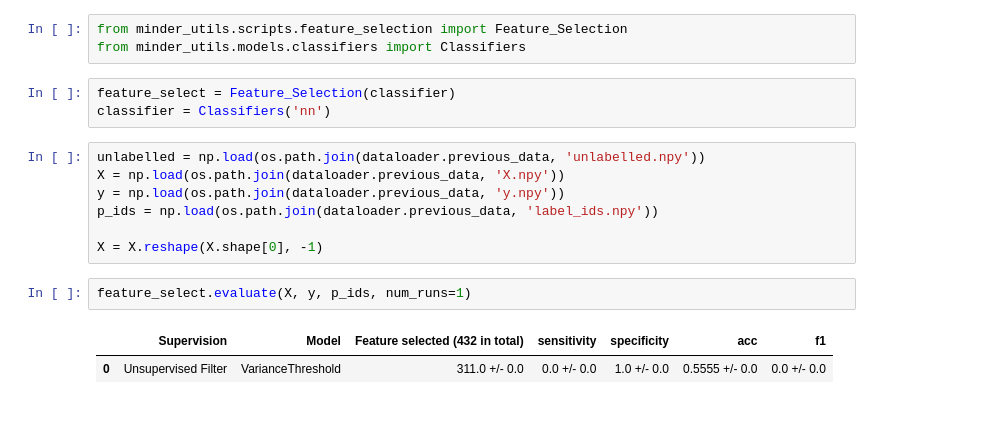
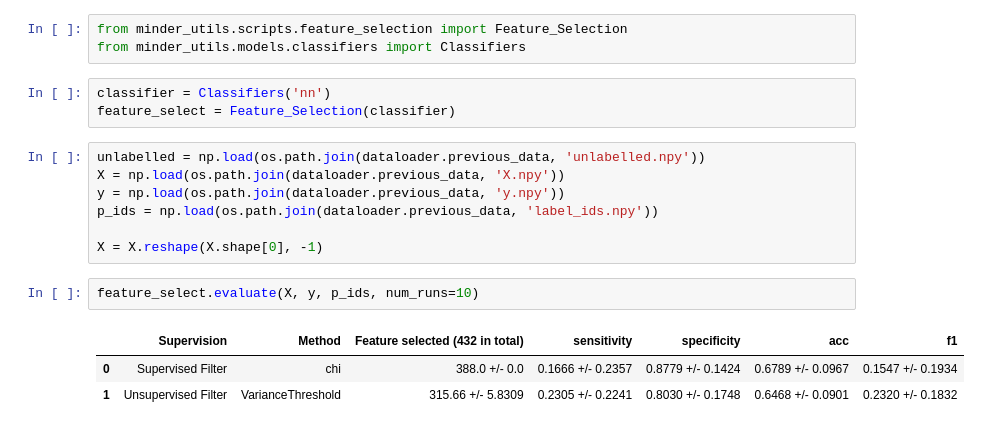
Before and after one commit to ImperialCollegeLondon/minder_utils, a Jupyter notebook: Instruction.ipynb, the cells around one changed output. Saved outputs shown, nothing was run; the diff lists cells and outputs as text.

```diff
--- a/Instruction.ipynb
+++ b/Instruction.ipynb
@@ -315,9 +315,9 @@ ModuleNotFoundError: No module named 'evaluate'
 # %%
 from minder_utils.scripts.feature_selection import Feature_Selection
 from minder_utils.models.classifiers import Classifiers
-# %%
-feature_select = Feature_Selection(classifier)
-classifier = Classifiers('nn')
+# %%
+classifier = Classifiers('nn')
+feature_select = Feature_Selection(classifier)
 # %%
 unlabelled = np.load(os.path.join(dataloader.previous_data, 'unlabelled.npy'))
 X = np.load(os.path.join(dataloader.previous_data, 'X.npy'))
@@ -326,7 +326,8 @@ p_ids = np.load(os.path.join(dataloader.previous_data, 'label_ids.npy'))
 
 X = X.reshape(X.shape[0], -1)
 # %%
-feature_select.evaluate(X, y, p_ids, num_runs=1)
+feature_select.evaluate(X, y, p_ids, num_runs=10)
 # %% [output]
-|  | Supervision | Model | Feature selected (432 in total) | sensitivity | specificity | acc | f1 |
-| 0 | Unsupervised Filter | VarianceThreshold | 311.0 +/- 0.0 | 0.0 +/- 0.0 | 1.0 +/- 0.0 | 0.5555 +/- 0.0 | 0.0 +/- 0.0 |
+|  | Supervision | Method | Feature selected (432 in total) | sensitivity | specificity | acc | f1 |
+| 0 | Supervised Filter | chi | 388.0 +/- 0.0 | 0.1666 +/- 0.2357 | 0.8779 +/- 0.1424 | 0.6789 +/- 0.0967 | 0.1547 +/- 0.1934 |
+| 1 | Unsupervised Filter | VarianceThreshold | 315.66 +/- 5.8309 | 0.2305 +/- 0.2241 | 0.8030 +/- 0.1748 | 0.6468 +/- 0.0901 | 0.2320 +/- 0.1832 |
```
Also changed, not shown: parts of 1 cell of this notebook.
